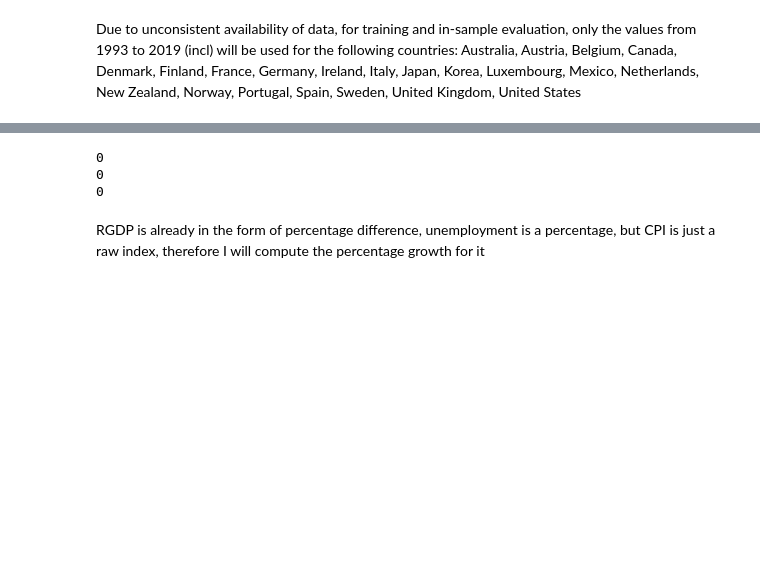
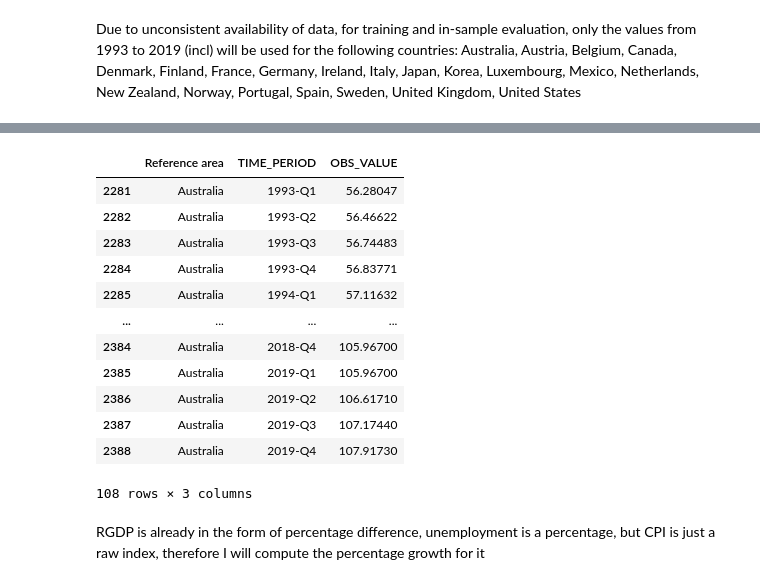
Before and after one commit to illiazhupanov/Economics_Forecasting_Project, a Jupyter notebook: notebooks/1_exploration_of_data.ipynb, the cells around one changed output, grey strips where cells are left out. Cells and saved outputs as stored; diff of their text form; code cells hidden in the pictures; blank space fills up the shorter version.

Commit message:
changed the initial data preprocessing, started work on data prep for ML inputs

```diff
--- a/notebooks/1_exploration_of_data.ipynb
+++ b/notebooks/1_exploration_of_data.ipynb
@@ -25,7 +25,7 @@ All the columns in the original dataframe are not needed, as OECD includes lots
 # %%
 cpi_index = cpi_index[['Reference area', 'TIME_PERIOD', 'OBS_VALUE']]
 rgdp = rgdp[['Reference area', 'TIME_PERIOD', 'OBS_VALUE']]
-unemployment = unemployment[['Reference area', 'TIME_PERIOD', 'OBS_VALUE']]
+unemp = unemp[['Reference area', 'TIME_PERIOD', 'OBS_VALUE']]
 cpi_index.head()
 # %% [output]
 |  | Reference area | TIME_PERIOD | OBS_VALUE |
@@ -40,11 +40,11 @@ Japan, Korea, Luxembourg, Mexico, Netherlands, New Zealand, Norway, Portugal, Sp
 # %%
 cpi_index = cpi_index.loc[(cpi_index['TIME_PERIOD'].str[:4].astype(int) > 1992) & (cpi_index['TIME_PERIOD'].str[:4].astype(int) < 2020), :]
 rgdp = rgdp.loc[(rgdp['TIME_PERIOD'].str[:4].astype(int) > 1992) & (rgdp['TIME_PERIOD'].str[:4].astype(int) < 2020), :]
-unemployment = unemployment.loc[(unemployment['TIME_PERIOD'].str[:4].astype(int) > 1992) & (unemployment['TIME_PERIOD'].str[:4].astype(int) < 2020), :]
+unemp = unemp.loc[(unemp['TIME_PERIOD'].str[:4].astype(int) > 1992) & (unemp['TIME_PERIOD'].str[:4].astype(int) < 2020), :]
 # %%
 list_of_countries = ['Australia', 'Austria', 'Belgium', 'Canada', 'Denmark', 'Finland', 'France', 'Germany', 'Ireland',
                      'Italy', 'Japan', 'Korea', 'Luxembourg', 'Mexico', 'Netherlands', 'New Zealand', 'Norway', 'Portugal',
                      'Spain', 'Sweden', 'United Kingdom', 'United States']
 cpi_index = cpi_index.loc[cpi_index['Reference area'].isin(list_of_countries), :]
 rgdp = rgdp.loc[rgdp['Reference area'].isin(list_of_countries), :]
-unemployment = unemployment.loc[unemployment['Reference area'].isin(list_of_countries), :]
+unemp = unemp.loc[unemp['Reference area'].isin(list_of_countries), :]
@@ -83,12 +51,23 @@ rgdp.head()
-# %%
-# checking whether any data points are missing from currently selected data
-print(cpi_index.isna().sum().sum())
-print(rgdp.isna().sum().sum())
-print(unemployment.isna().sum().sum())
-# %% [output]
-0
-0
-0
+# %%
+# sorting the values
+cpi_index = cpi_index.sort_values(by = 'TIME_PERIOD')
+rgdp = rgdp.sort_values(by = 'TIME_PERIOD')
+unemp = unemp.sort_values(by = 'TIME_PERIOD')
+cpi_index.loc[cpi_index['Reference area'] == 'Australia']
+# %% [output]
+|  | Reference area | TIME_PERIOD | OBS_VALUE |
+| 2281 | Australia | 1993-Q1 | 56.28047 |
+| 2282 | Australia | 1993-Q2 | 56.46622 |
+| 2283 | Australia | 1993-Q3 | 56.74483 |
+| 2284 | Australia | 1993-Q4 | 56.83771 |
+| 2285 | Australia | 1994-Q1 | 57.11632 |
+| ... | ... | ... | ... |
+| 2384 | Australia | 2018-Q4 | 105.96700 |
+| 2385 | Australia | 2019-Q1 | 105.96700 |
+| 2386 | Australia | 2019-Q2 | 106.61710 |
+| 2387 | Australia | 2019-Q3 | 107.17440 |
+| 2388 | Australia | 2019-Q4 | 107.91730 |
+108 rows × 3 columns
 # %% [markdown]
 RGDP is already in the form of percentage difference, unemployment is a percentage, but CPI is just a raw index, therefore I will compute the percentage growth for it
 # %%
```
Also changed, not shown: parts of 13 cells of this notebook, 6 other files.
